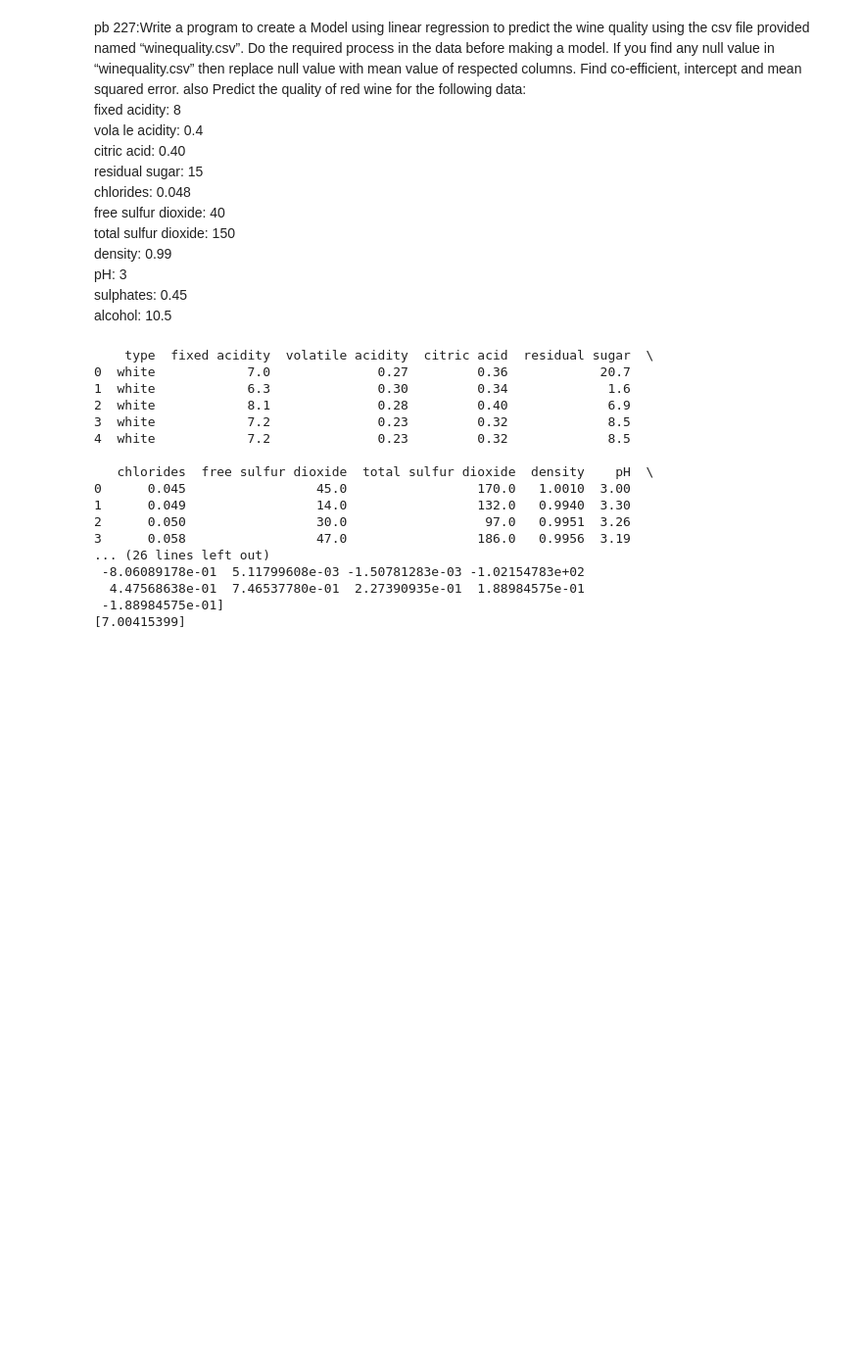
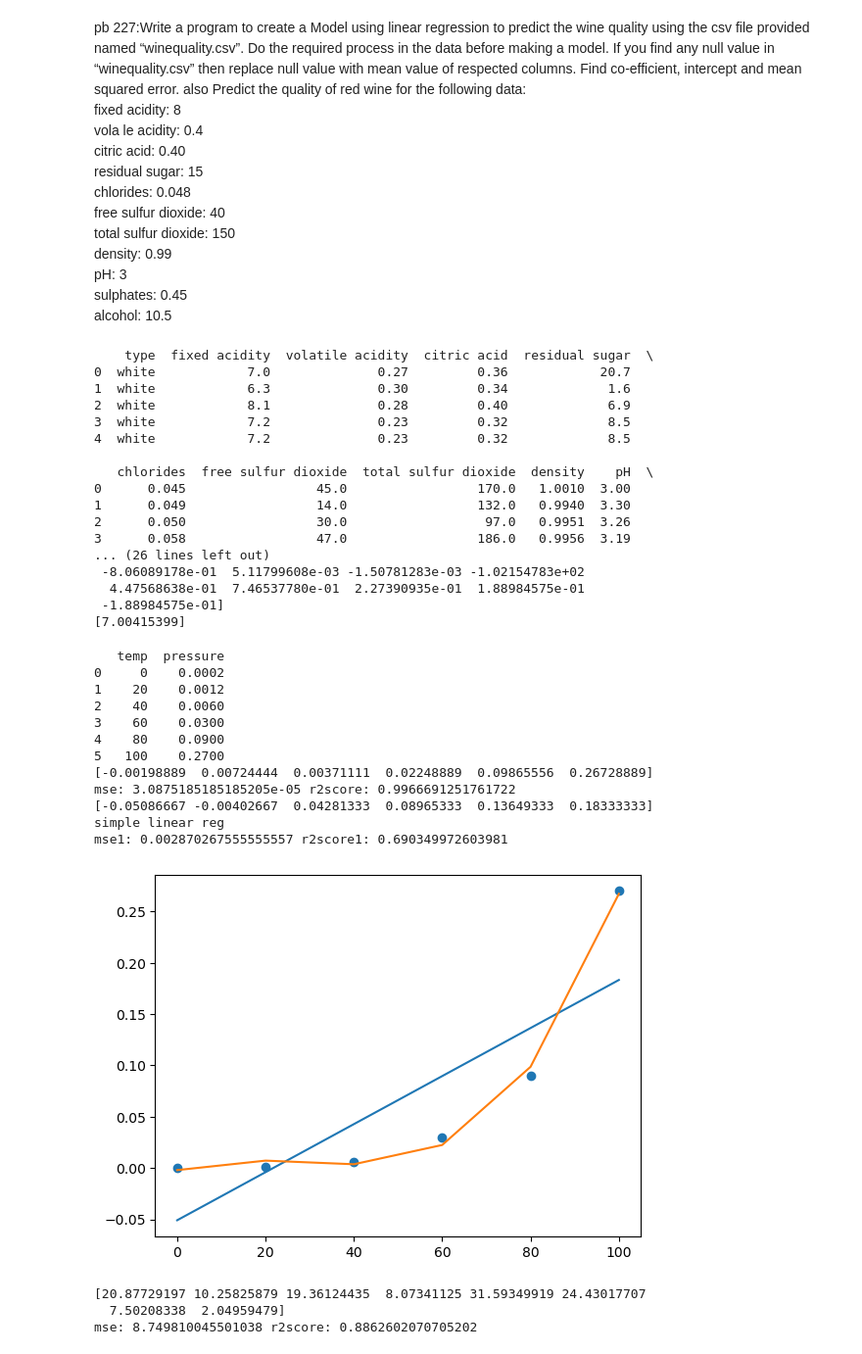
Before and after one commit to swatipatel111/datasets, a Jupyter notebook: D7_ML_shp.ipynb, the cells around one changed output. Shown at 98% size. Cells and saved outputs as stored; diff of their text form; code cells hidden in the pictures; blank space fills up the shorter version.

```diff
--- a/D7_ML_shp.ipynb
+++ b/D7_ML_shp.ipynb
@@ -211,0 +214,75 @@ print(pred)
+# %%
+import pandas as pd
+df=pd.DataFrame({"temp":[0,20,40,60,80,100],"pressure":[0.0002,0.0012,0.0060,
+                                                        0.0300,0.0900,0.27]})
+print(df)
+x=df.iloc[:,0:1]
+y=df.iloc[:,-1]
+from sklearn.preprocessing import PolynomialFeatures
+from sklearn.linear_model import LinearRegression
+
+poly=PolynomialFeatures(degree=3)
+poly_x=poly.fit_transform(x)
+
+lr=LinearRegression()
+lr.fit(poly_x,y)
+
+y_pred=lr.predict(poly_x)
+print(y_pred)
+
+from sklearn.metrics import mean_squared_error,r2_score
+print("mse:",mean_squared_error(y,y_pred),"r2score:",r2_score(y,y_pred))
+
+#simple linear regression
+lr1=LinearRegression()
+lr1.fit(x,y)
+
+y_pred1=lr1.predict(x)
+print(y_pred1)
+print("simple linear reg")
+from sklearn.metrics import mean_squared_error,r2_score
+print("mse1:",mean_squared_error(y,y_pred1),"r2score1:",r2_score(y,y_pred1))
+import matplotlib.pyplot as plt
+plt.scatter(x,y)
+plt.plot(x,y_pred1)
+plt.plot(x,y_pred)
+plt.show()
+# %% [output]
+   temp  pressure
+0     0    0.0002
+1    20    0.0012
+2    40    0.0060
+3    60    0.0300
+4    80    0.0900
+5   100    0.2700
+[-0.00198889  0.00724444  0.00371111  0.02248889  0.09865556  0.26728889]
+mse: 3.0875185185185205e-05 r2score: 0.9966691251761722
+[-0.05086667 -0.00402667  0.04281333  0.08965333  0.13649333  0.18333333]
+simple linear reg
+mse1: 0.002870267555555557 r2score1: 0.690349972603981
+[figure, added]
+# %%
+import pandas as pd
+df=pd.read_csv("Ice_cream selling data.csv")
+x=df.iloc[:,0:1]
+y=df.iloc[:,-1]
+from sklearn.preprocessing import PolynomialFeatures
+from sklearn.linear_model import LinearRegression
+poly=PolynomialFeatures(degree=4)
+poly_x=poly.fit_transform(x)
+
+from sklearn.model_selection import train_test_split
+x_train,x_test,y_train,y_test=train_test_split(poly_x,y,test_size=0.15,
+                                               random_state=25)
+lr=LinearRegression()
+lr.fit(x_train,y_train)
+
+y_pred=lr.predict(x_test)
+print(y_pred)
+
+from sklearn.metrics import mean_squared_error,r2_score
+print("mse:",mean_squared_error(y_test,y_pred),"r2score:",r2_score(y_test,y_pred))
+# %% [output]
+[20.87729197 10.25825879 19.36124435  8.07341125 31.59349919 24.43017707
+  7.50208338  2.04959479]
+mse: 8.749810045501038 r2score: 0.8862602070705202
```
Also changed, not shown: parts of 3 cells of this notebook.
